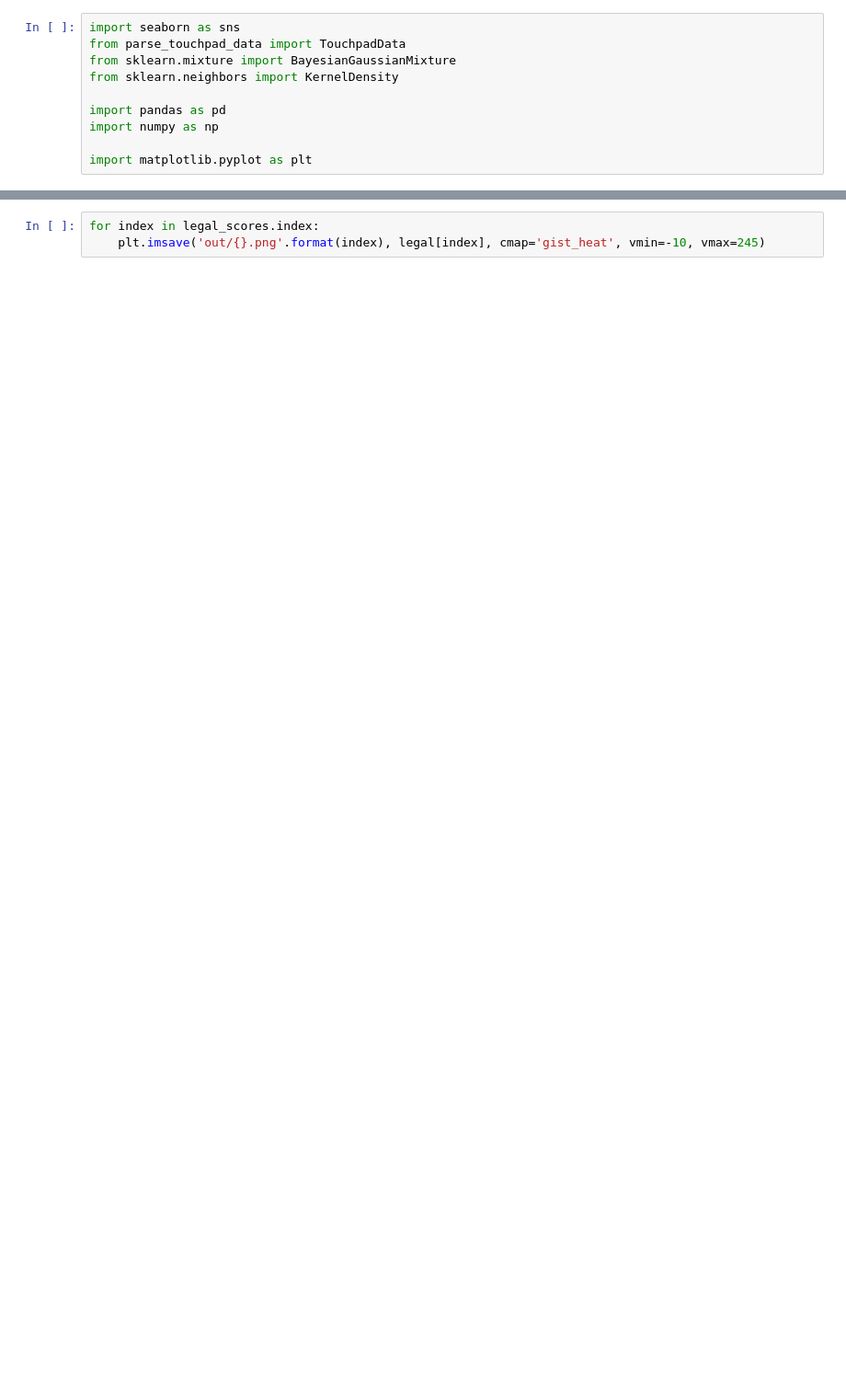
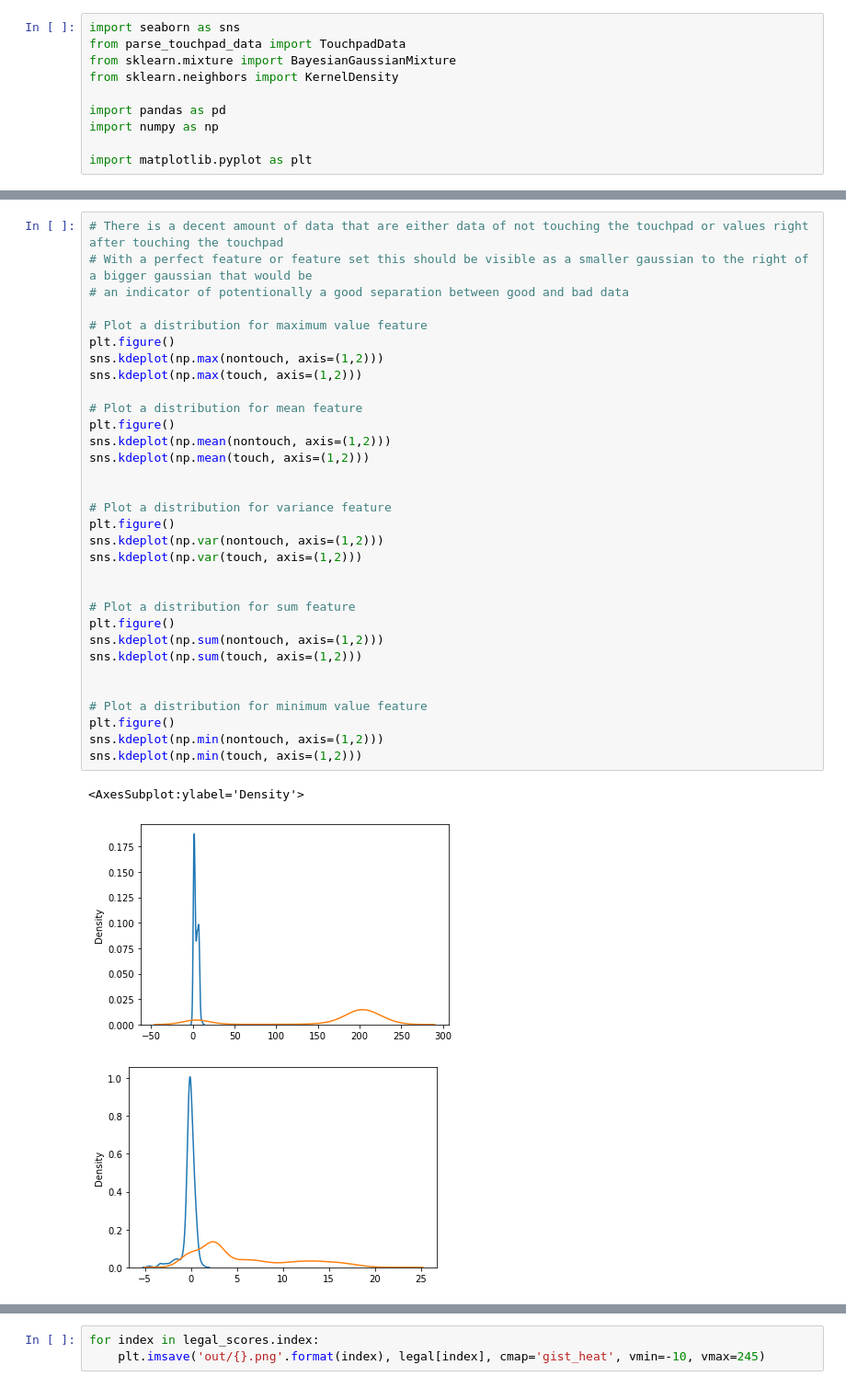
Before and after one commit to mmenzyns/ai-palm-rejection, a Jupyter notebook: data_processing/feature_analysis.ipynb, the cells around one changed output, grey strips where cells are left out. Shown at 92% size. Drawn from its saved outputs; the diff is of its cells as text; blank space fills up the shorter version.

```diff
--- a/data_processing/feature_analysis.ipynb
+++ b/data_processing/feature_analysis.ipynb
@@ -49,0 +17,36 @@ np.max(nontouch)
+# %%
+# There is a decent amount of data that are either data of not touching the touchpad or values right after touching the touchpad
+# With a perfect feature or feature set this should be visible as a smaller gaussian to the right of a bigger gaussian that would be
+# an indicator of potentionally a good separation between good and bad data
+
+# Plot a distribution for maximum value feature
+plt.figure()
+sns.kdeplot(np.max(nontouch, axis=(1,2)))
+sns.kdeplot(np.max(touch, axis=(1,2)))
+
+# Plot a distribution for mean feature
+plt.figure()
+sns.kdeplot(np.mean(nontouch, axis=(1,2)))
+sns.kdeplot(np.mean(touch, axis=(1,2)))
+
+
+# Plot a distribution for variance feature
+plt.figure()
+sns.kdeplot(np.var(nontouch, axis=(1,2)))
+sns.kdeplot(np.var(touch, axis=(1,2)))
+
+
+# Plot a distribution for sum feature
+plt.figure()
+sns.kdeplot(np.sum(nontouch, axis=(1,2)))
+sns.kdeplot(np.sum(touch, axis=(1,2)))
+
+
+# Plot a distribution for minimum value feature
+plt.figure()
+sns.kdeplot(np.min(nontouch, axis=(1,2)))
+sns.kdeplot(np.min(touch, axis=(1,2)))
+# %% [output]
+<AxesSubplot:ylabel='Density'>
+[figure, added]
+[figure, added]
```
Also changed, not shown: parts of 11 cells of this notebook.
